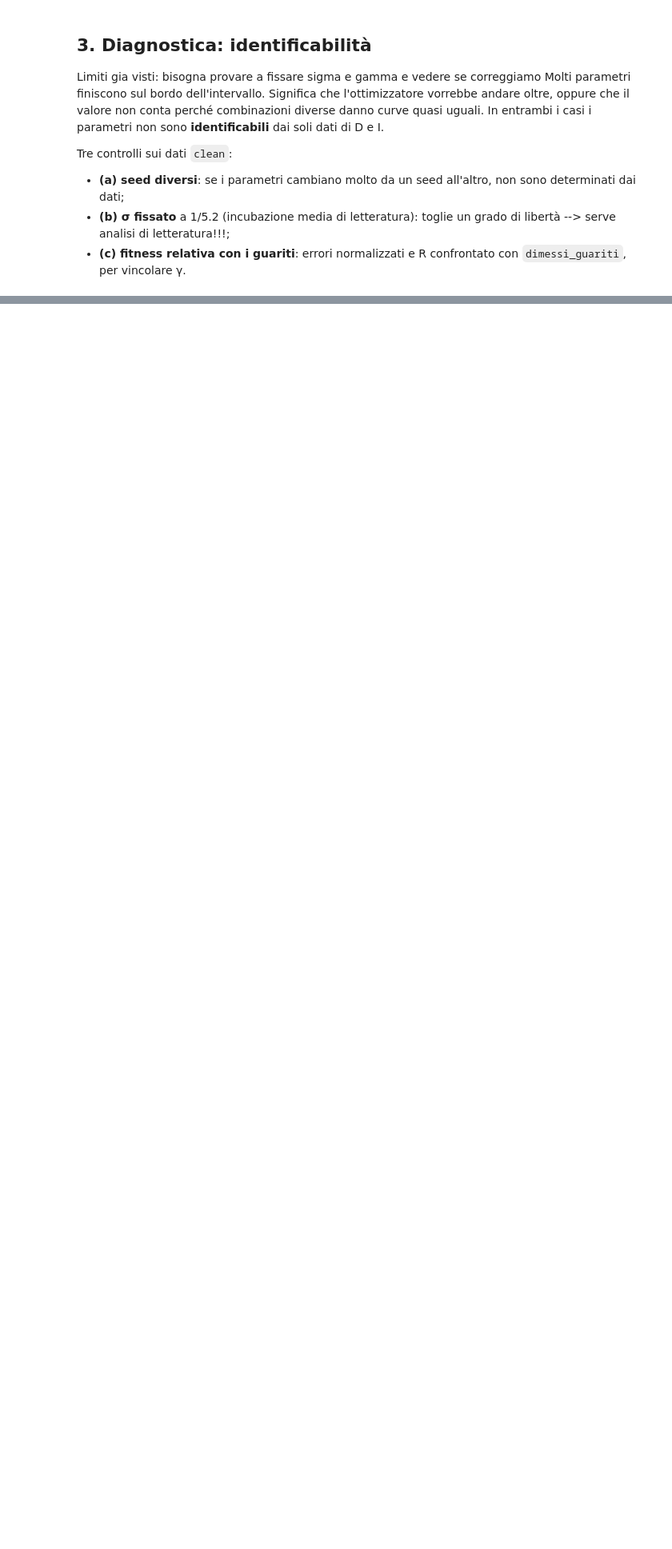
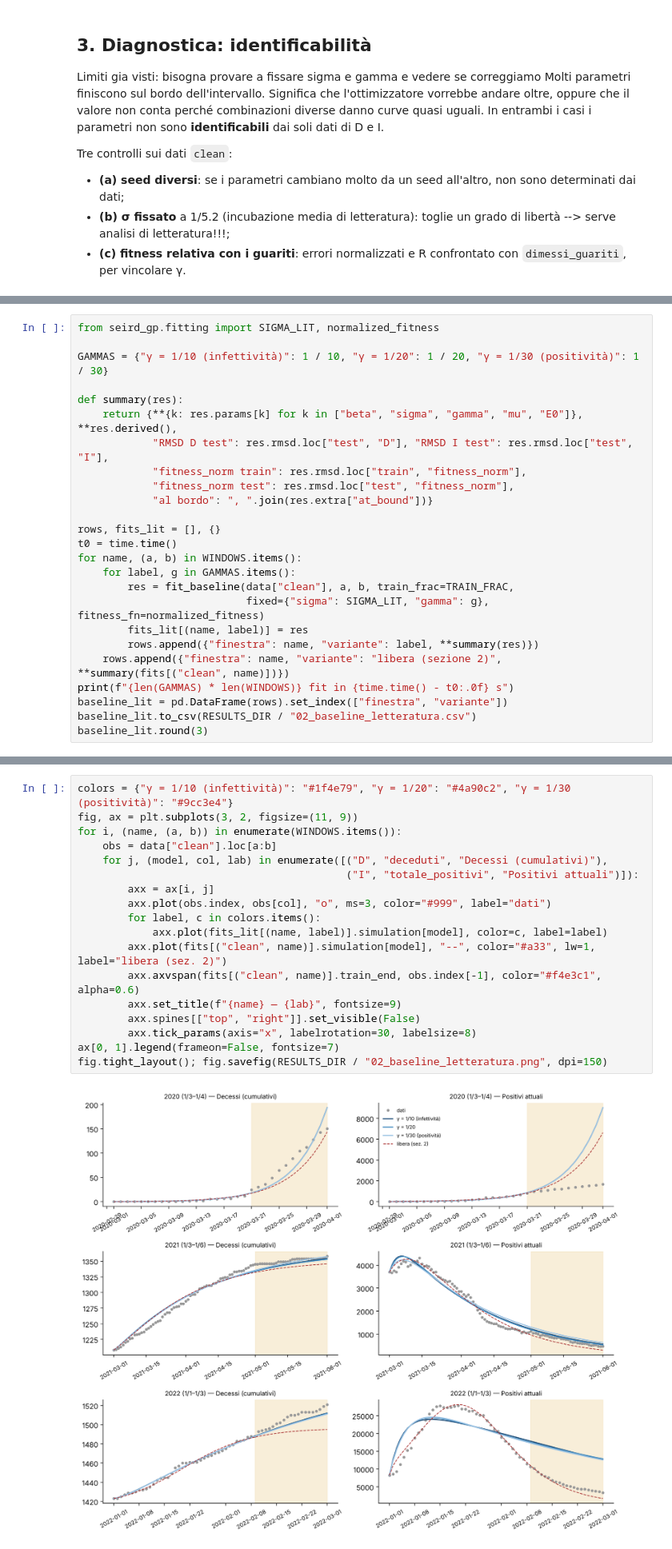
Before and after one commit to annaferrari02/seird-gp, a Jupyter notebook: notebooks/02_baseline.ipynb, the cells around one changed output, grey strips where cells are left out. Shown at 80% size. Cells and saved outputs as stored; diff of their text form; blank space fills up the shorter version.

```diff
--- a/notebooks/02_baseline.ipynb
+++ b/notebooks/02_baseline.ipynb
@@ -211,0 +227,25 @@ Il numero da battere per il GP è la colonna **fitness test** della tabella in s
+# %%
+from seird_gp.fitting import SIGMA_LIT, normalized_fitness
+
+GAMMAS = {"γ = 1/10 (infettività)": 1 / 10, "γ = 1/20": 1 / 20, "γ = 1/30 (positività)": 1 / 30}
+
+def summary(res):
+    return {**{k: res.params[k] for k in ["beta", "sigma", "gamma", "mu", "E0"]}, **res.derived(),
+            "RMSD D test": res.rmsd.loc["test", "D"], "RMSD I test": res.rmsd.loc["test", "I"],
+            "fitness_norm train": res.rmsd.loc["train", "fitness_norm"],
+            "fitness_norm test": res.rmsd.loc["test", "fitness_norm"],
+            "al bordo": ", ".join(res.extra["at_bound"])}
+
+rows, fits_lit = [], {}
+t0 = time.time()
+for name, (a, b) in WINDOWS.items():
+    for label, g in GAMMAS.items():
+        res = fit_baseline(data["clean"], a, b, train_frac=TRAIN_FRAC,
+                           fixed={"sigma": SIGMA_LIT, "gamma": g}, fitness_fn=normalized_fitness)
+        fits_lit[(name, label)] = res
+        rows.append({"finestra": name, "variante": label, **summary(res)})
+    rows.append({"finestra": name, "variante": "libera (sezione 2)", **summary(fits[("clean", name)])})
+print(f"{len(GAMMAS) * len(WINDOWS)} fit in {time.time() - t0:.0f} s")
+baseline_lit = pd.DataFrame(rows).set_index(["finestra", "variante"])
+baseline_lit.to_csv(RESULTS_DIR / "02_baseline_letteratura.csv")
+baseline_lit.round(3)
@@ -211,0 +268,20 @@ Il numero da battere per il GP è la colonna **fitness test** della tabella in s
+# %%
+colors = {"γ = 1/10 (infettività)": "#1f4e79", "γ = 1/20": "#4a90c2", "γ = 1/30 (positività)": "#9cc3e4"}
+fig, ax = plt.subplots(3, 2, figsize=(11, 9))
+for i, (name, (a, b)) in enumerate(WINDOWS.items()):
+    obs = data["clean"].loc[a:b]
+    for j, (model, col, lab) in enumerate([("D", "deceduti", "Decessi (cumulativi)"),
+                                           ("I", "totale_positivi", "Positivi attuali")]):
+        axx = ax[i, j]
+        axx.plot(obs.index, obs[col], "o", ms=3, color="#999", label="dati")
+        for label, c in colors.items():
+            axx.plot(fits_lit[(name, label)].simulation[model], color=c, label=label)
+        axx.plot(fits[("clean", name)].simulation[model], "--", color="#a33", lw=1, label="libera (sez. 2)")
+        axx.axvspan(fits[("clean", name)].train_end, obs.index[-1], color="#f4e3c1", alpha=0.6)
+        axx.set_title(f"{name} — {lab}", fontsize=9)
+        axx.spines[["top", "right"]].set_visible(False)
+        axx.tick_params(axis="x", labelrotation=30, labelsize=8)
+ax[0, 1].legend(frameon=False, fontsize=7)
+fig.tight_layout(); fig.savefig(RESULTS_DIR / "02_baseline_letteratura.png", dpi=150)
+# %% [output]
+[figure, added]
```
Also changed, not shown: parts of 4 cells of this notebook, 2 other files.
